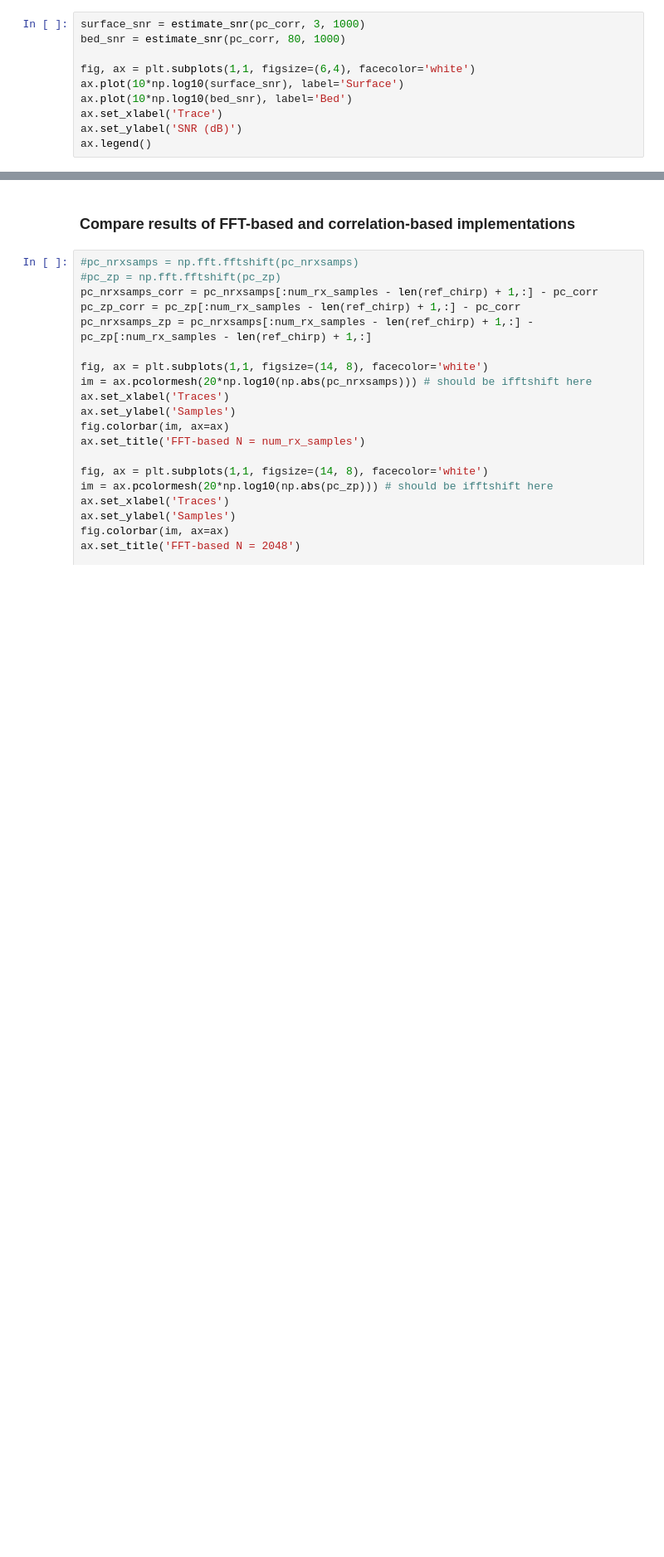
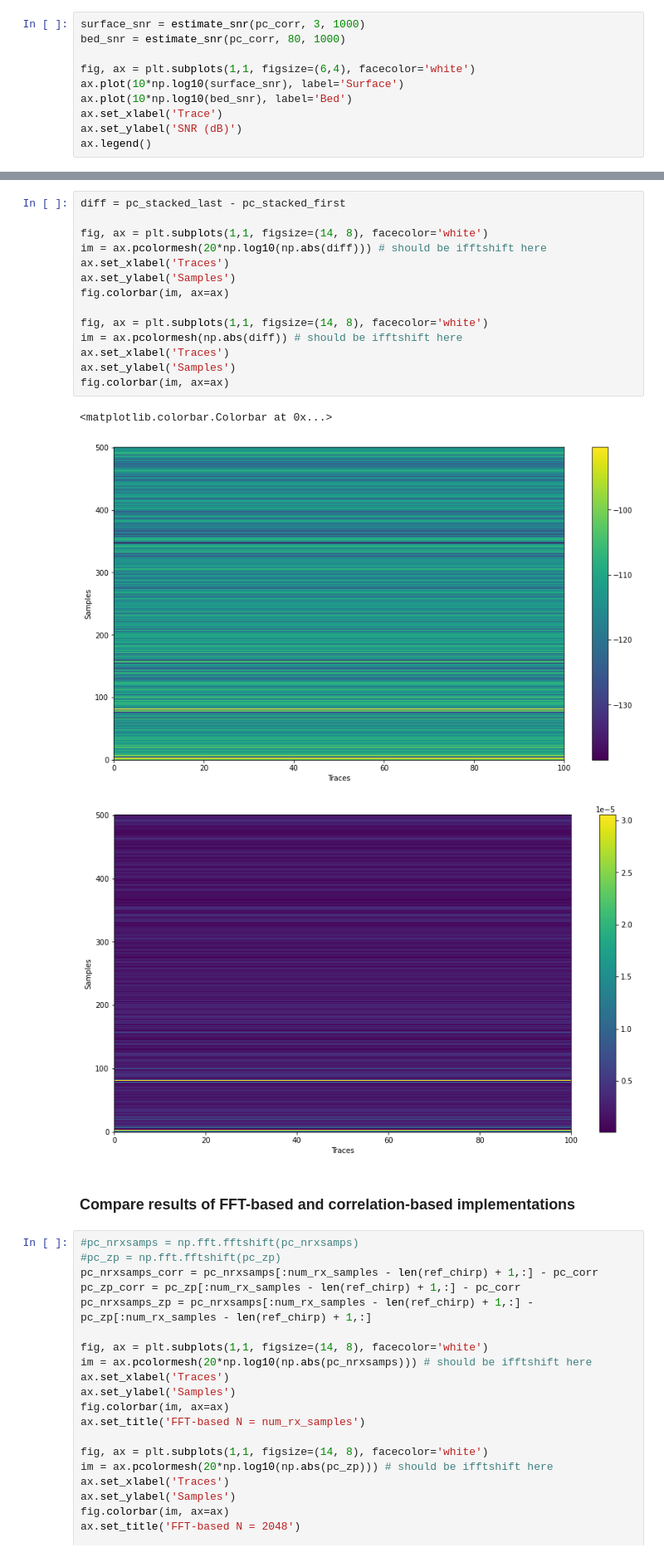
Before and after one commit to radioglaciology/uhd_radar, a Jupyter notebook: postprocessing/test_scripts/Test Processing Methods.ipynb, the cells around one changed output, grey strips where cells are left out. Shown at 83% size. Cells and saved outputs as stored; diff of their text form; blank space fills up the shorter version.

```diff
--- a/postprocessing/test_scripts/Test Processing Methods.ipynb
+++ b/postprocessing/test_scripts/Test Processing Methods.ipynb
@@ -346,3 +373,21 @@ ax.legend()
+# %%
+diff = pc_stacked_last - pc_stacked_first
+
+fig, ax = plt.subplots(1,1, figsize=(14, 8), facecolor='white')
+im = ax.pcolormesh(20*np.log10(np.abs(diff))) # should be ifftshift here
+ax.set_xlabel('Traces')
+ax.set_ylabel('Samples')
+fig.colorbar(im, ax=ax)
+
+fig, ax = plt.subplots(1,1, figsize=(14, 8), facecolor='white')
+im = ax.pcolormesh(np.abs(diff)) # should be ifftshift here
+ax.set_xlabel('Traces')
+ax.set_ylabel('Samples')
+fig.colorbar(im, ax=ax)
+# %% [output]
+<matplotlib.colorbar.Colorbar at 0x...>
+[figure, added]
+[figure, added]
 # %% [markdown]
 ### Compare results of FFT-based and correlation-based implementations
 # %%
```
Also changed, not shown: parts of 5 cells of this notebook, 1 other file.
